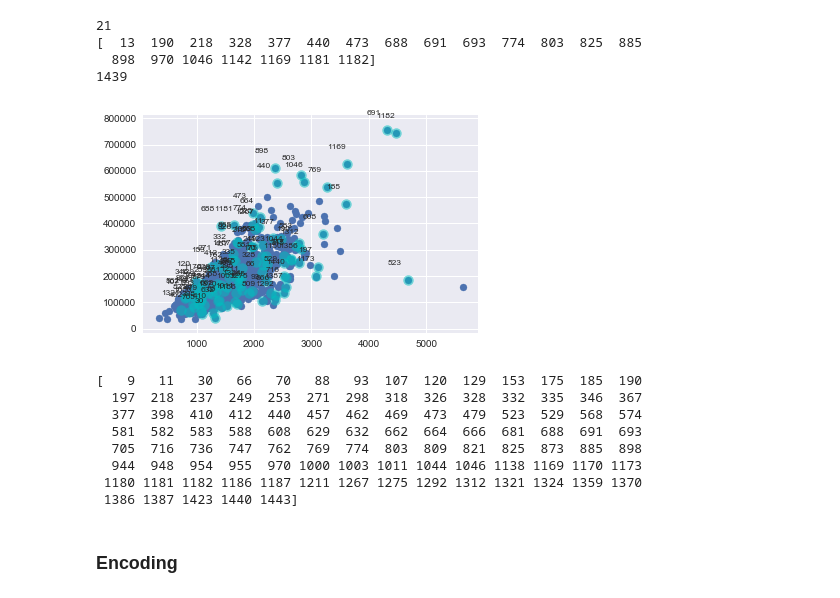
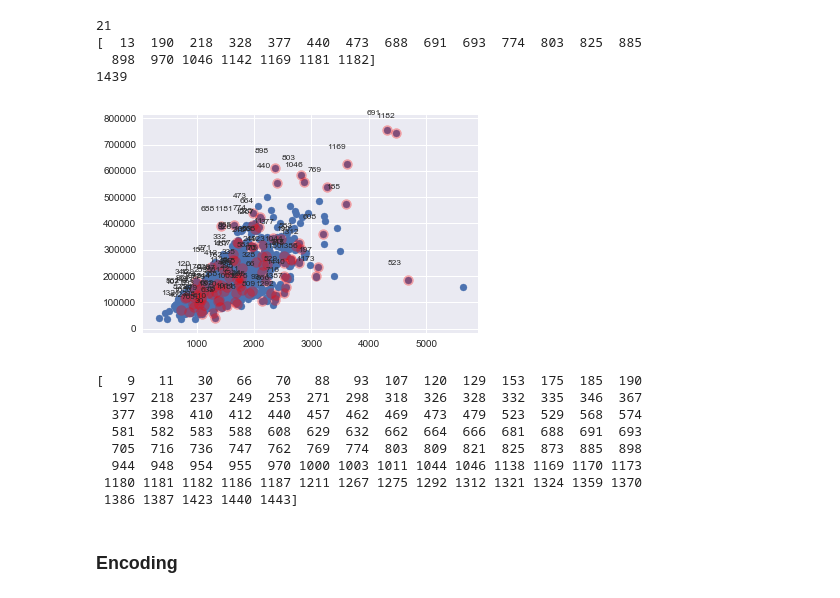
Before and after one commit to kish191919/House_Price_Project_by_Python, a Jupyter notebook: House_Prediction_Project_rev5_byarcho.ipynb, the cells around one changed output. Cells and saved outputs as stored; diff of their text form; code cells hidden in the pictures.

```diff
--- a/House_Prediction_Project_rev5_byarcho.ipynb
+++ b/House_Prediction_Project_rev5_byarcho.ipynb
@@ -605,22 +605,22 @@ print(len(f_x_train))
 # %%
 from statsmodels.graphics import utils
 
 cooks_d2, pvals = influence.cooks_distance
 fox_cr = 4 / (len(y_train) - 2)
 idx = np.where(cooks_d2 > fox_cr)[0]
 
 ax = plt.subplot()
 plt.scatter(x_train_x0['GrLivArea'], y_train)
-plt.scatter(x_train_x0['GrLivArea'][idx], y_train[idx], s=100, c="c", alpha=0.5)
+plt.scatter(x_train_x0['GrLivArea'][idx], y_train[idx], s=100, c="r", alpha=0.3)
 utils.annotate_axes(range(len(idx)), idx,
                     list(zip(x_train_x0['GrLivArea'][idx], y_train[idx])), [(-20, 15)] * len(idx), size="small", ax=ax)
 plt.show()
 
 print(idx)
 
 #Cook's distance 어떻게 활용할지?
 # %% [output]
-[figure, old version]
+[figure, new version]
 [   9   11   30   66   70   88   93  107  120  129  153  175  185  190
   197  218  237  249  253  271  298  318  326  328  332  335  346  367
   377  398  410  412  440  457  462  469  473  479  523  529  568  574
```
